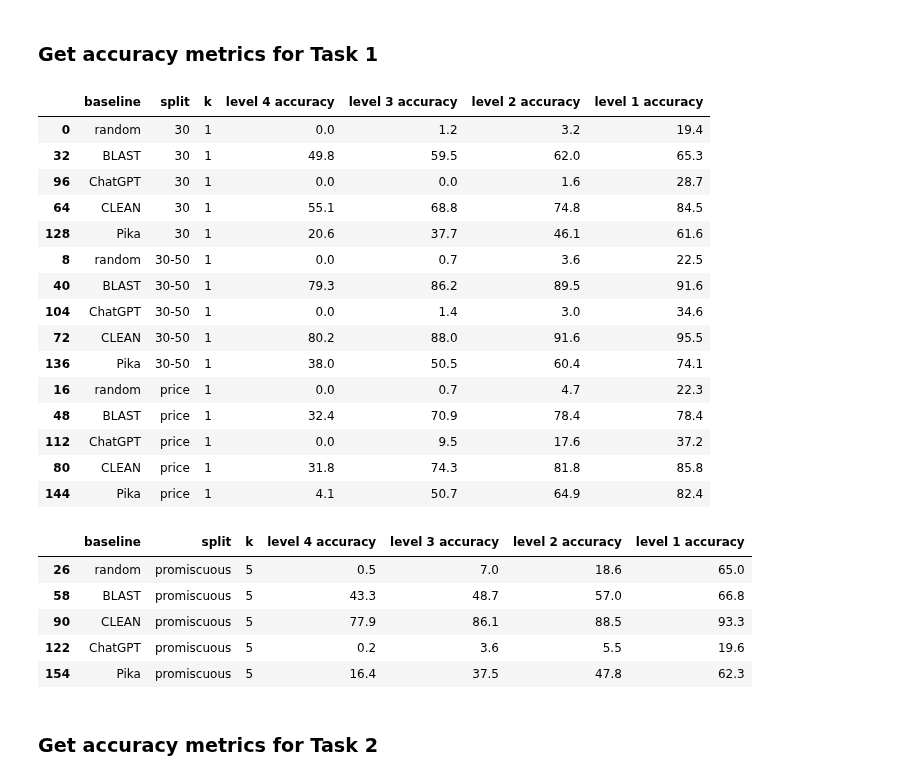
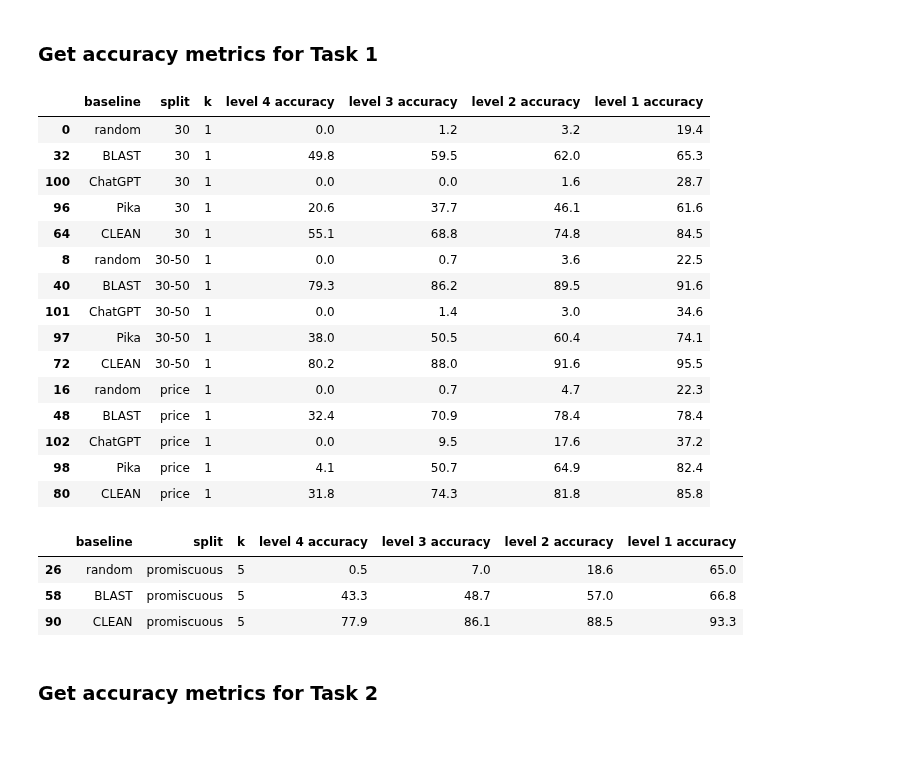
Before and after one commit to jsunn-y/CARE, a Jupyter notebook: performance_evaluation.ipynb, the cells around one changed output. Cells and saved outputs as stored; diff of their text form; code cells hidden in the pictures; blank space fills up the shorter version.

```diff
--- a/performance_evaluation.ipynb
+++ b/performance_evaluation.ipynb
@@ -56,6 +56,9 @@ def get_accuracy_level(predicted_ECs, true_ECs):
 
     maxes = []
     err_c = 0
+
+    #print(predicted_ECs)
+
     for true_EC in true_ECs:
 
         true_split = true_EC.split('.')
@@ -63,6 +66,10 @@ def get_accuracy_level(predicted_ECs, true_ECs):
         counters = []
         for predicted_EC in predicted_ECs:
             try:
+                #assert that it contains three periods
+                if predicted_EC.count('.') != 3:
+                    predicted_EC = '0.0.0.0'
+
                 predicted_split = predicted_EC.split('.')
                 counter = 0
 
@@ -75,7 +82,8 @@ def get_accuracy_level(predicted_ECs, true_ECs):
                 #print(counters)
             except:
                 # Jason work out whether this is an error
-                err_c += 1 #print("ERROR:", predicted_EC)
+                print("ERROR:", predicted_EC)
+                err_c += 1
 
         maxes.append(np.max(counters))
     return maxes
@@ -88,8 +96,8 @@ def get_results(task):
 
     if task == 'task1':
         #baselines = ['random', 'BLAST', 'ChatGPT', 'ProteInfer',  'CLEAN']
-        baselines = ['random', 'BLAST', 'CLEAN', 'ChatGPT', 'Pika']
-        splits = ['30', '30-50', 'price', 'promiscuous']
+        baselines = ['random', 'BLAST', 'CLEAN', 'Pika', 'ChatGPT'] #'random', 'BLAST', 'CLEAN', 'Pika', 'ChatGPT'
+        splits = ['30', '30-50', 'price', 'promiscuous'] #['30', '30-50', 'price', 'promiscuous']
         modality = 'protein'
     else:
         #baselines = ['random', 'Similarity', 'ChatGPT_reaction', 'ChatGPT', 'CLIPZyme', 'CREEP', 'CREEP_text']
@@ -106,9 +114,15 @@ def get_results(task):
             #fill na for columns after num_cols with '0.0.0.0'
             query_df.iloc[:, num_cols:] = query_df.iloc[:, num_cols:].fillna('0.0.0.0')
 
+            #print(query_df)
+
             #change this line if you have fewer rankings available
-            #for k in [1]:
-            for k in [1, 3, 5, 10, 20, 30, 40, 50]:
+            if baseline == 'Pika' or "ChatGPT" in baseline:
+                k_list = [1]
+            else:
+                k_list = [1, 3, 5, 10, 20, 30, 40, 50]
+
+            for k in k_list:
                 #collapse columns 0:3 into a single column list
                 query_df['predicted ECs'] = query_df.iloc[:, num_cols:num_cols+k].values.tolist()
                 #for each entry in the list, split out entries that contain ';'
@@ -140,26 +154,26 @@ warnings.filterwarnings("ignore")
 # %%
 results = get_results('task1')
 # %%
-results['baseline'] = pd.Categorical(results['baseline'], ['random', 'BLAST', 'ChatGPT', 'CLEAN', 'Pika'])
+results['baseline'] = pd.Categorical(results['baseline'], ['random', 'BLAST', 'ChatGPT', 'Pika', 'CLEAN'])
 results
 results[results['k'] == 1].sort_values(by=['split', 'baseline'])[results['split'] != 'promiscuous']
 # %% [output]
 |  | baseline | split | k | level 4 accuracy | level 3 accuracy | level 2 accuracy | level 1 accuracy |
 | 0 | random | 30 | 1 | 0.0 | 1.2 | 3.2 | 19.4 |
 | 32 | BLAST | 30 | 1 | 49.8 | 59.5 | 62.0 | 65.3 |
-| 96 | ChatGPT | 30 | 1 | 0.0 | 0.0 | 1.6 | 28.7 |
+| 100 | ChatGPT | 30 | 1 | 0.0 | 0.0 | 1.6 | 28.7 |
+| 96 | Pika | 30 | 1 | 20.6 | 37.7 | 46.1 | 61.6 |
 | 64 | CLEAN | 30 | 1 | 55.1 | 68.8 | 74.8 | 84.5 |
-| 128 | Pika | 30 | 1 | 20.6 | 37.7 | 46.1 | 61.6 |
 | 8 | random | 30-50 | 1 | 0.0 | 0.7 | 3.6 | 22.5 |
 | 40 | BLAST | 30-50 | 1 | 79.3 | 86.2 | 89.5 | 91.6 |
-| 104 | ChatGPT | 30-50 | 1 | 0.0 | 1.4 | 3.0 | 34.6 |
+| 101 | ChatGPT | 30-50 | 1 | 0.0 | 1.4 | 3.0 | 34.6 |
+| 97 | Pika | 30-50 | 1 | 38.0 | 50.5 | 60.4 | 74.1 |
 | 72 | CLEAN | 30-50 | 1 | 80.2 | 88.0 | 91.6 | 95.5 |
-| 136 | Pika | 30-50 | 1 | 38.0 | 50.5 | 60.4 | 74.1 |
 | 16 | random | price | 1 | 0.0 | 0.7 | 4.7 | 22.3 |
 | 48 | BLAST | price | 1 | 32.4 | 70.9 | 78.4 | 78.4 |
-| 112 | ChatGPT | price | 1 | 0.0 | 9.5 | 17.6 | 37.2 |
+| 102 | ChatGPT | price | 1 | 0.0 | 9.5 | 17.6 | 37.2 |
+| 98 | Pika | price | 1 | 4.1 | 50.7 | 64.9 | 82.4 |
 | 80 | CLEAN | price | 1 | 31.8 | 74.3 | 81.8 | 85.8 |
-| 144 | Pika | price | 1 | 4.1 | 50.7 | 64.9 | 82.4 |
 # %%
 results[results['k'] == 5][results['split'] == 'promiscuous']
 # %% [output]
@@ -167,8 +181,6 @@ results[results['k'] == 5][results['split'] == 'promiscuous']
 | 26 | random | promiscuous | 5 | 0.5 | 7.0 | 18.6 | 65.0 |
 | 58 | BLAST | promiscuous | 5 | 43.3 | 48.7 | 57.0 | 66.8 |
 | 90 | CLEAN | promiscuous | 5 | 77.9 | 86.1 | 88.5 | 93.3 |
-| 122 | ChatGPT | promiscuous | 5 | 0.2 | 3.6 | 5.5 | 19.6 |
-| 154 | Pika | promiscuous | 5 | 16.4 | 37.5 | 47.8 | 62.3 |
 # %% [markdown]
 ### Get accuracy metrics for Task 2
 # %%
```
